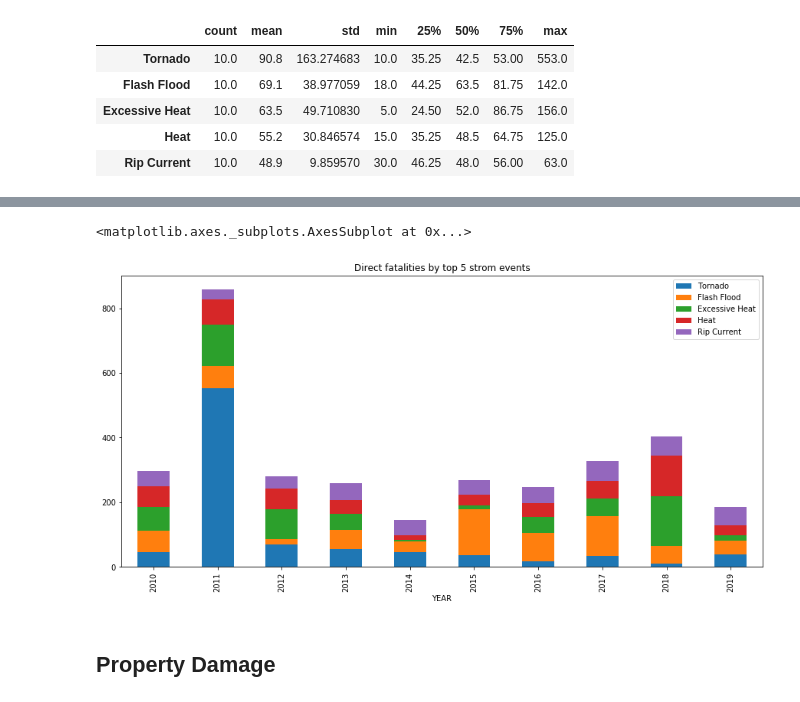
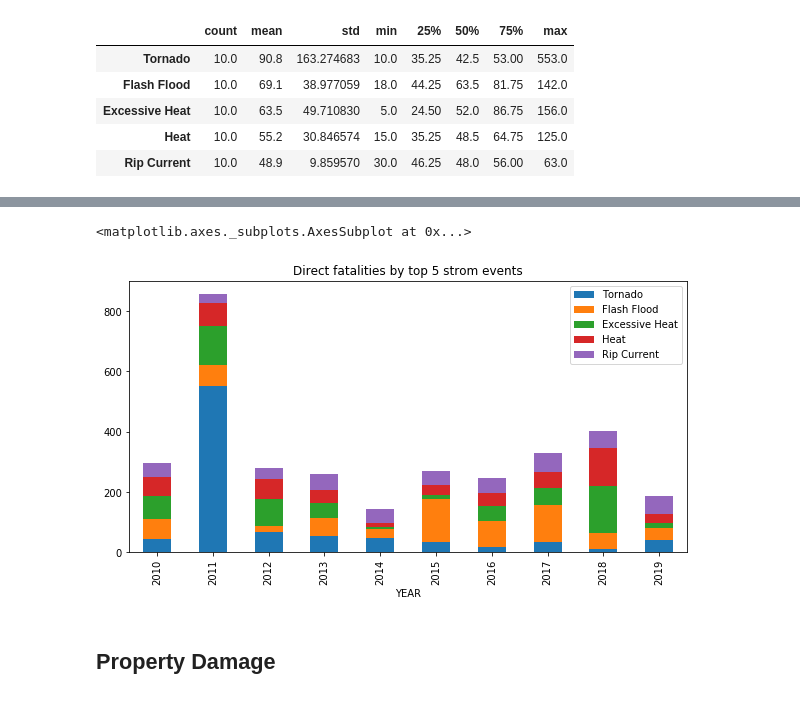
Before and after one commit to alwz1/storm-events, a Jupyter notebook: storm_events.ipynb, the cells around one changed output, grey strips where cells are left out. Saved outputs shown, nothing was run; the diff lists cells and outputs as text; code cells hidden in the pictures.

```diff
--- a/storm_events.ipynb
+++ b/storm_events.ipynb
@@ -240,11 +245,11 @@ df_yearly_deaths.describe().transpose()
 # %%
 df_yearly_deaths.plot(kind = 'bar',
                       stacked = True,
                       logy = False, title = 'Direct fatalities by top 5 strom events',
-                      figsize = (15,7))
+                      figsize = (10,5))
 # %% [output]
 <matplotlib.axes._subplots.AxesSubplot at 0x...>
-[figure, old version]
+[figure, new version]
 # %% [markdown]
 ## Property Damage
 # %%
```
Also changed, not shown: parts of 6 cells of this notebook.
